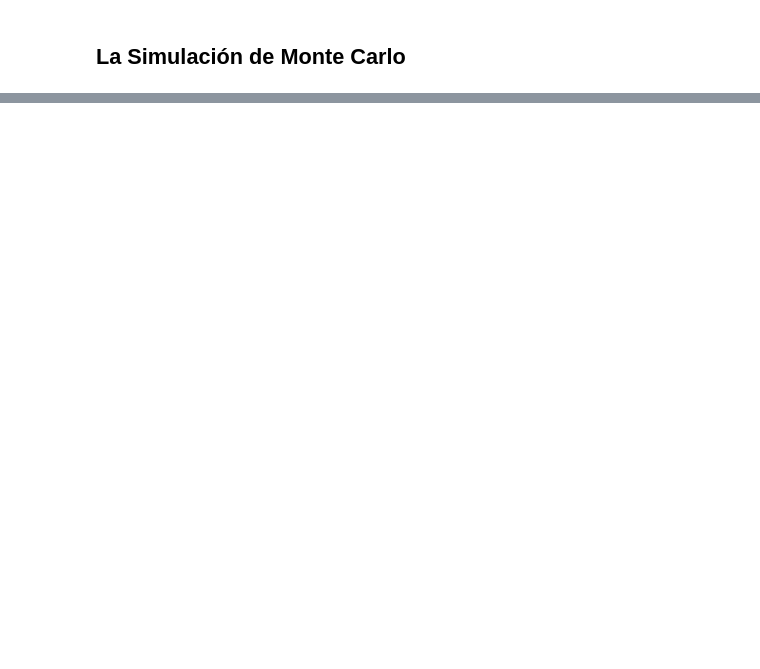
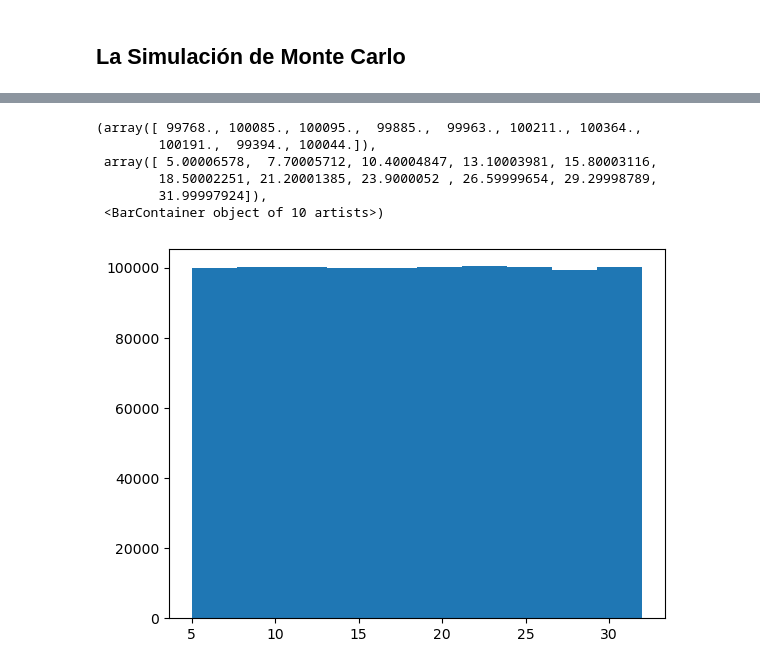
Before and after one commit to mikelm2020/ml_course, a Jupyter notebook: notebooks/T2 - 2 - Data Cleaning - Funciones de distribucion de probabilidad.ipynb, the cells around one changed output, grey strips where cells are left out. Saved outputs shown, nothing was run; the diff lists cells and outputs as text; code cells hidden in the pictures; blank space fills up the shorter version.

```diff
--- a/notebooks/T2 - 2 - Data Cleaning - Funciones de distribucion de probabilidad.ipynb
+++ b/notebooks/T2 - 2 - Data Cleaning - Funciones de distribucion de probabilidad.ipynb
@@ -75,0 +165,10 @@ array([[ 0.92428286,  1.7567807 , -0.92742402, -0.01322128],
+# %%
+plt.hist(data["C"])
+# %% [output]
+(array([ 99768., 100085., 100095.,  99885.,  99963., 100211., 100364.,
+        100191.,  99394., 100044.]),
+ array([ 5.00006578,  7.70005712, 10.40004847, 13.10003981, 15.80003116,
+        18.50002251, 21.20001385, 23.9000052 , 26.59999654, 29.29998789,
+        31.99997924]),
+ <BarContainer object of 10 artists>)
+[figure, added]
```
Also changed, not shown: parts of 22 cells of this notebook, 2 other files.
